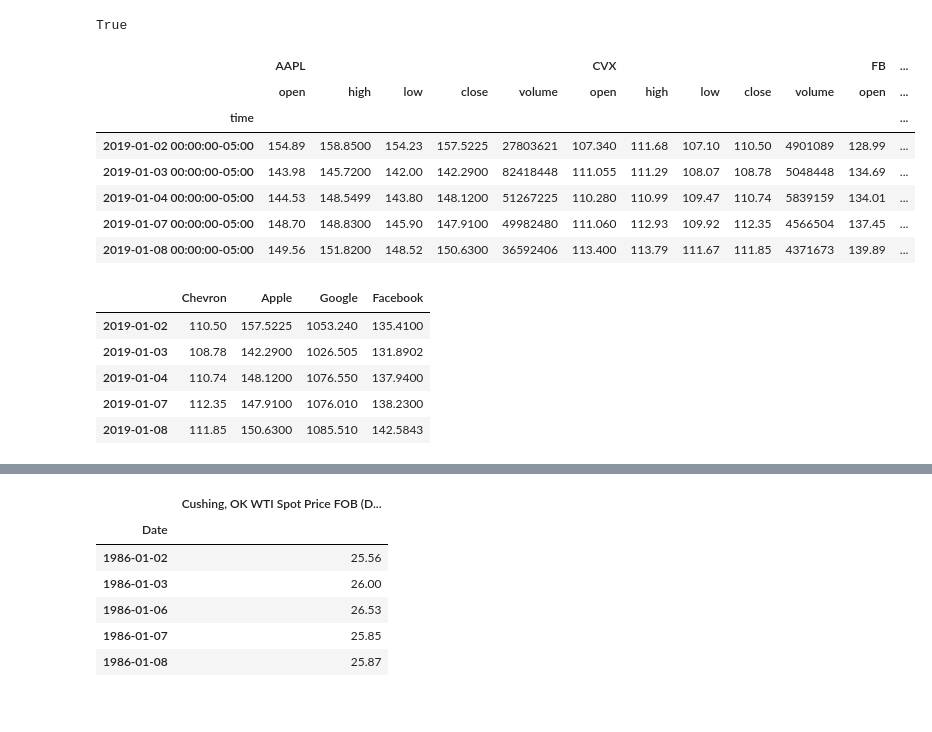
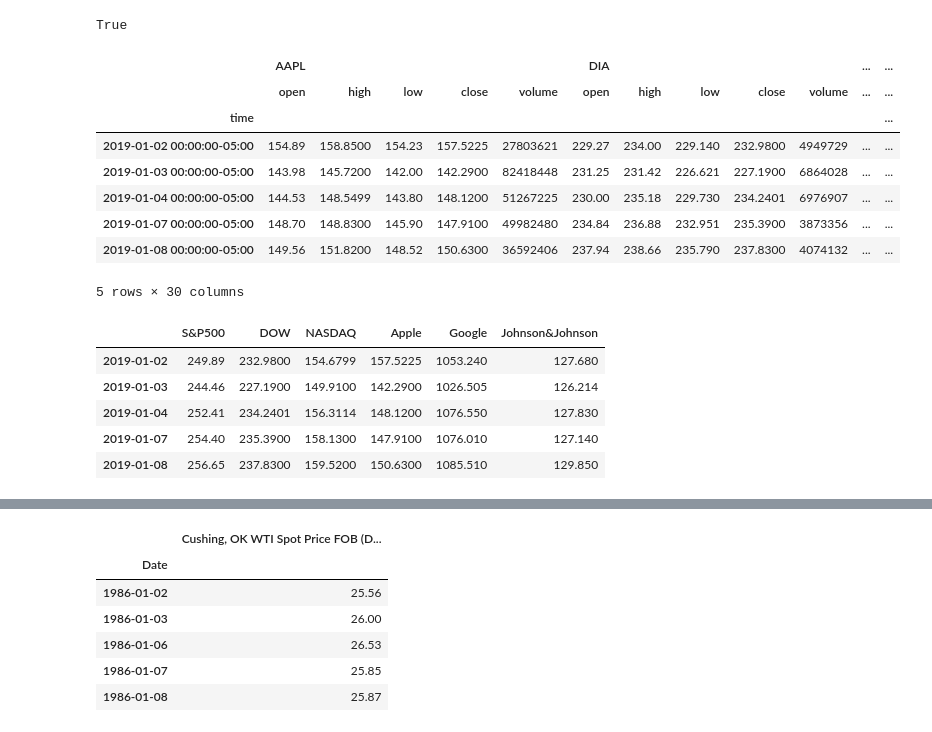
Before and after one commit to Billieo/p2-g3, a Jupyter notebook: notebooks/Samuel's_Notebook/notebooks/LSTM.ipynb, the cells around one changed output, grey strips where cells are left out. Drawn from its saved outputs; the diff is of its cells as text; code cells hidden in the pictures.

```diff
--- a/notebooks/Samuel's_Notebook/notebooks/LSTM.ipynb
+++ b/notebooks/Samuel's_Notebook/notebooks/LSTM.ipynb
@@ -40,46 +43,49 @@ newsapi = NewsApiClient(api_key=api_key)
 # %%
 #15Min interval
 timeframe = "1D"
 start_date = pd.Timestamp("2019-01-01", tz="America/New_York").isoformat()
 end_date = pd.Timestamp("2021-12-31", tz="America/New_York").isoformat()
 #today = pd.Timestamp("2021-01-02", tz="America/New_York").isoformat()
-ticker = ["CVX", "AAPL", "GOOGL", "FB"]
+ticker = ["SPY", "DIA", "QQQ", "AAPL", "GOOGL", "JNJ"]
 nasdaq_ticker = alpaca.get_barset(
     ticker,
     timeframe,
     start=start_date,
     end=end_date,
     limit=1000,
 ).df
 nasdaq_ticker.dropna(inplace=True)
 nasdaq_ticker.head(5)
 #apple_ticker.dropna(inplace=True)
 # %% [output]
-|  | AAPL |  |  |  |  | CVX |  |  |  |  | FB | ... |
-|  | open | high | low | close | volume | open | high | low | close | volume | open | ... |
+|  | AAPL |  |  |  |  | DIA |  |  |  |  | ... | ... |
+|  | open | high | low | close | volume | open | high | low | close | volume | ... | ... |
 | time |  |  |  |  |  |  |  |  |  |  |  | ... |
-| 2019-01-02 00:00:00-05:00 | 154.89 | 158.8500 | 154.23 | 157.5225 | 27803621 | 107.340 | 111.68 | 107.10 | 110.50 | 4901089 | 128.99 | ... |
-| 2019-01-03 00:00:00-05:00 | 143.98 | 145.7200 | 142.00 | 142.2900 | 82418448 | 111.055 | 111.29 | 108.07 | 108.78 | 5048448 | 134.69 | ... |
-| 2019-01-04 00:00:00-05:00 | 144.53 | 148.5499 | 143.80 | 148.1200 | 51267225 | 110.280 | 110.99 | 109.47 | 110.74 | 5839159 | 134.01 | ... |
-| 2019-01-07 00:00:00-05:00 | 148.70 | 148.8300 | 145.90 | 147.9100 | 49982480 | 111.060 | 112.93 | 109.92 | 112.35 | 4566504 | 137.45 | ... |
-| 2019-01-08 00:00:00-05:00 | 149.56 | 151.8200 | 148.52 | 150.6300 | 36592406 | 113.400 | 113.79 | 111.67 | 111.85 | 4371673 | 139.89 | ... |
+| 2019-01-02 00:00:00-05:00 | 154.89 | 158.8500 | 154.23 | 157.5225 | 27803621 | 229.27 | 234.00 | 229.140 | 232.9800 | 4949729 | ... | ... |
+| 2019-01-03 00:00:00-05:00 | 143.98 | 145.7200 | 142.00 | 142.2900 | 82418448 | 231.25 | 231.42 | 226.621 | 227.1900 | 6864028 | ... | ... |
+| 2019-01-04 00:00:00-05:00 | 144.53 | 148.5499 | 143.80 | 148.1200 | 51267225 | 230.00 | 235.18 | 229.730 | 234.2401 | 6976907 | ... | ... |
+| 2019-01-07 00:00:00-05:00 | 148.70 | 148.8300 | 145.90 | 147.9100 | 49982480 | 234.84 | 236.88 | 232.951 | 235.3900 | 3873356 | ... | ... |
+| 2019-01-08 00:00:00-05:00 | 149.56 | 151.8200 | 148.52 | 150.6300 | 36592406 | 237.94 | 238.66 | 235.790 | 237.8300 | 4074132 | ... | ... |
+5 rows × 30 columns
 # %%
 tech_df = pd.DataFrame()
-tech_df["Chevron"] = nasdaq_ticker["CVX"]["close"]
+tech_df["S&P500"] = nasdaq_ticker["SPY"]["close"]
+tech_df["DOW"] = nasdaq_ticker["DIA"]["close"]
+tech_df["NASDAQ"] = nasdaq_ticker["QQQ"]["close"]
 tech_df["Apple"] = nasdaq_ticker["AAPL"]["close"]
 tech_df["Google"] = nasdaq_ticker["GOOGL"]["close"]
-tech_df["Facebook"] = nasdaq_ticker["FB"]["close"]
+tech_df["Johnson&Johnson"] = nasdaq_ticker["JNJ"]["close"]
 #apple_df = apple_df.pct_change().dropna()
 tech_df.index = tech_df.index.date
 tech_df.dropna(inplace=True)
 tech_df.head()
 # %% [output]
-|  | Chevron | Apple | Google | Facebook |
-| 2019-01-02 | 110.50 | 157.5225 | 1053.240 | 135.4100 |
-| 2019-01-03 | 108.78 | 142.2900 | 1026.505 | 131.8902 |
-| 2019-01-04 | 110.74 | 148.1200 | 1076.550 | 137.9400 |
-| 2019-01-07 | 112.35 | 147.9100 | 1076.010 | 138.2300 |
-| 2019-01-08 | 111.85 | 150.6300 | 1085.510 | 142.5843 |
+|  | S&P500 | DOW | NASDAQ | Apple | Google | Johnson&Johnson |
+| 2019-01-02 | 249.89 | 232.9800 | 154.6799 | 157.5225 | 1053.240 | 127.680 |
+| 2019-01-03 | 244.46 | 227.1900 | 149.9100 | 142.2900 | 1026.505 | 126.214 |
+| 2019-01-04 | 252.41 | 234.2401 | 156.3114 | 148.1200 | 1076.550 | 127.830 |
+| 2019-01-07 | 254.40 | 235.3900 | 158.1300 | 147.9100 | 1076.010 | 127.140 |
+| 2019-01-08 | 256.65 | 237.8300 | 159.5200 | 150.6300 | 1085.510 | 129.850 |
 # %%
 tech_returns = tech_df.pct_change().dropna()
 tech_returns.head()
```
Also changed, not shown: parts of 19 cells of this notebook, 14 other files.
